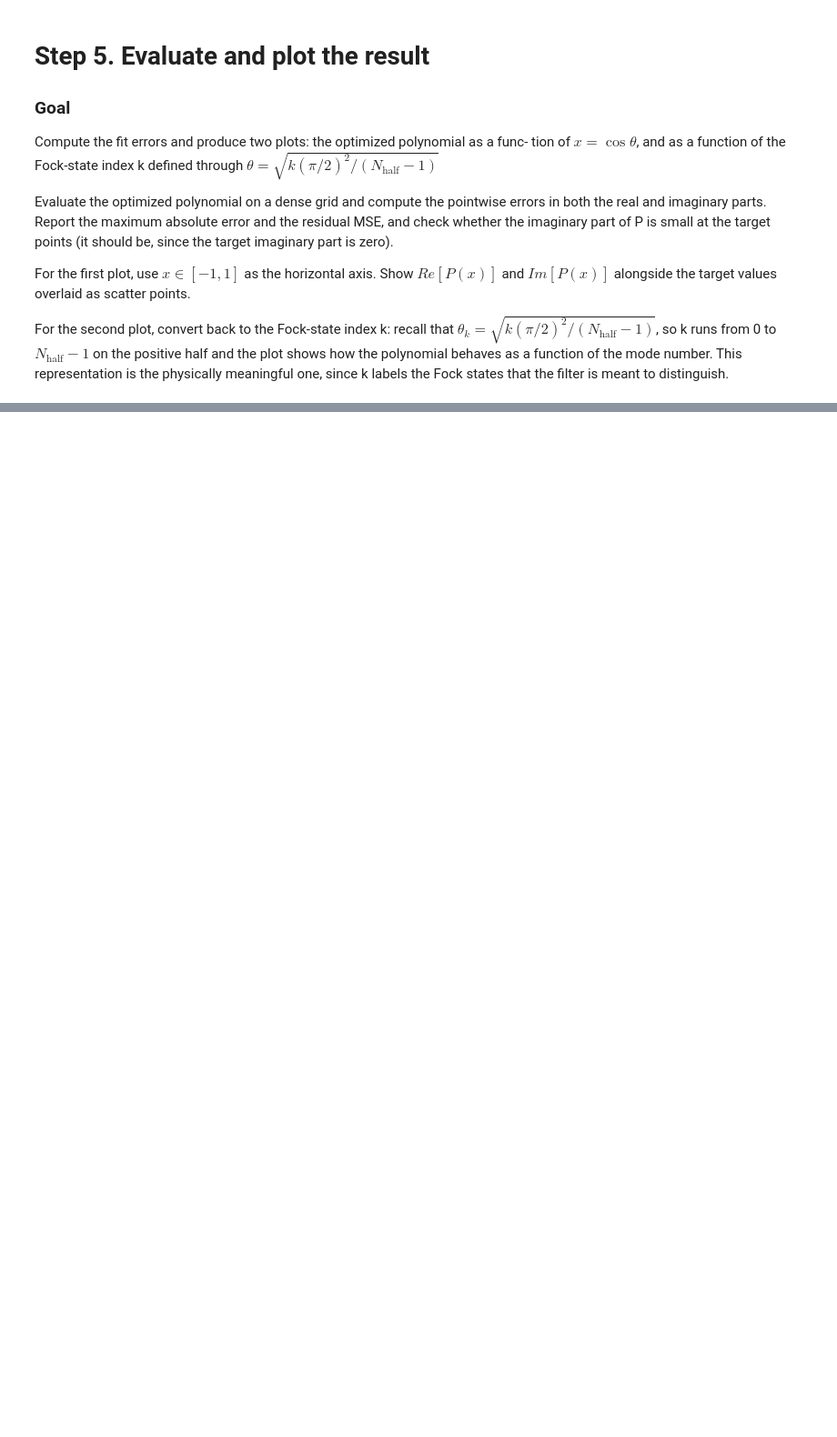
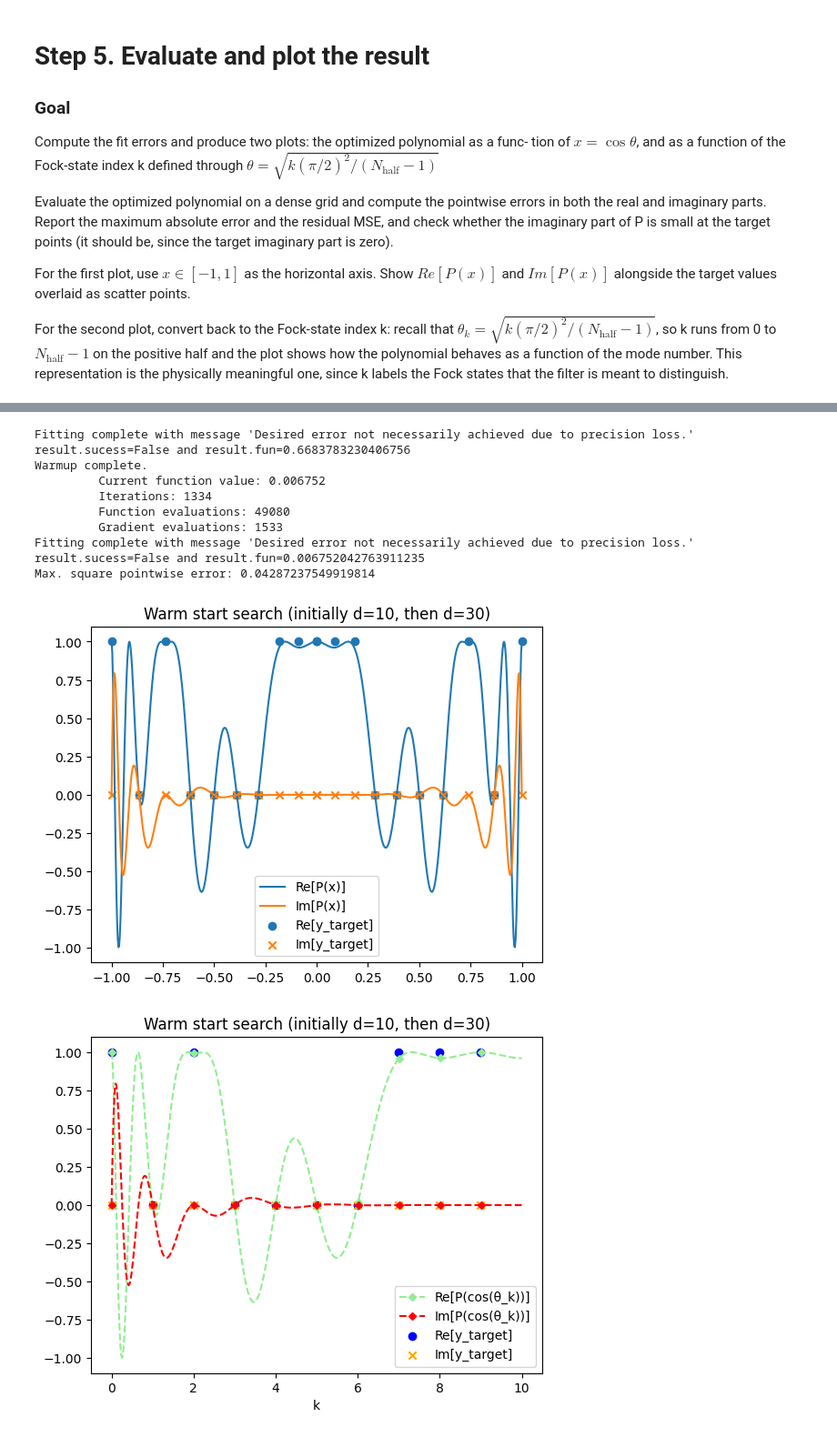
Before and after one commit to JakobTinhofer/QSP-Bt, a Jupyter notebook: ex3.ipynb, the cells around one changed output, grey strips where cells are left out. Shown at 91% size. Drawn from its saved outputs; the diff is of its cells as text; code cells hidden in the pictures; blank space fills up the shorter version.

Commit message:
added different solvers

```diff
--- a/ex3.ipynb
+++ b/ex3.ipynb
@@ -167,19 +171,37 @@ A few hundred basin-hopping steps are usually sufficient.
 phases with small random values and restart at d = 20. The low-degree solution often lies
 in a good basin for the higher-degree problem.
 # %%
-from scipy.optimize import minimize
+from scipy.optimize import minimize, basinhopping
 
-def solve(ys, degree=20, init_random_scale = 0.4, obj=objective):
-    init_phases = np.random.uniform(-init_random_scale, init_random_scale, degree+1)
-    theta_full, y_full = get_pts(ys)
+def __do_solve(ys, init_phases, obj, disp, parity):
+    theta_full, y_full = get_pts(ys, parity)
     x_samples = np.cos(theta_full)
-    result = minimize(
+    result =  minimize(
         obj,
         init_phases,
         args=(x_samples, y_full),
         method='BFGS',
-        options={'maxiter': 10000, 'gtol': 1e-8, 'disp': True}
+        options={'maxiter': 10000, 'gtol': 1e-8, 'disp': disp}
     )
+    print(f"Fitting complete with message '{result.message}' result.success={result.success} and result.fun={result.fun}")
+    return result.x
+
+def solve(ys, degree=20, init_random_scale = 0.4, obj=objective, disp=True, parity="even"):
+    init_phases = np.random.uniform(-init_random_scale, init_random_scale, degree+1)
+    return __do_solve(ys, init_phases, obj, disp, parity)
+
+def solve_warmstart(ys, warmstart_degree=10, mainsearch_degree=30, init_random_scale = 0.4, phase_padding_scale=0.15, obj=objective, parity="even"):
+    starting_phases = solve(ys, warmstart_degree, init_random_scale, obj, False, parity)
+    starting_phases = np.concatenate([starting_phases, np.random.uniform(-phase_padding_scale, phase_padding_scale, (mainsearch_degree - warmstart_degree))])
+    print("Warmup complete.")
+    assert len(starting_phases) == mainsearch_degree + 1
+    return __do_solve(ys, starting_phases, obj, True, parity)
+
+def solve_basinhop(ys, degree=20, init_random_scale = 0.4, obj=objective, parity="even"):
+    init_phases = np.random.uniform(-init_random_scale, init_random_scale, degree+1)
+    theta_full, y_full = get_pts(ys, parity)
+    x_samples = np.cos(theta_full)
+    result = basinhopping(obj, init_phases, minimizer_kwargs={"method": "BFGS", "args": (x_samples, y_full)})
     print(f"Fitting complete with message '{result.message}' result.sucess={result.success} and result.fun={result.fun}")
     return result.x
 # %% [markdown]
@@ -238,7 +260,6 @@ def pp_sq_err(ys, phis, print_all=False):
     theta_full, y_full = get_pts(ys)
     x_samples = np.cos(theta_full)
     p_at_samples = qsp_polynomial(phis, x_samples)
-    print("Per-point squared errors:")
     ppe = []
     for i in np.argsort(x_samples):
         err2 = (p_at_samples[i].real - y_full[i].real)**2 + p_at_samples[i].imag**2
@@ -248,12 +269,11 @@ def pp_sq_err(ys, phis, print_all=False):
 
     return np.sqrt(np.max(ppe))
 
-def full_eval(ys, d, title=None):
-    phis = solve(ys, degree=d)
-    print(ys)
+def full_eval(ys, d, title=None, solver=solve):
+    phis = solver(ys, degree=d)
+    print(f"Max. square pointwise error: {pp_sq_err(ys, phis)}")
     create_plt_x(plt, phis, ys, title).show()
     create_plt_k(plt, phis, ys, title).show()
-    print(f"Max. square pointwise error: {pp_sq_err(ys, phis)}")
 # %%
 import random
 random_ys = [1] + random.choices([0,1], k=9)
@@ -293,0 +308,13 @@ Max. square pointwise error: 0.7901673966703222
+# %%
+full_eval(random_ys, d=30, title="Warm start search (initially d=10, then d=30)", solver=lambda ys, degree: solve_warmstart(ys, mainsearch_degree=degree))
+# %% [output]
+Fitting complete with message 'Desired error not necessarily achieved due to precision loss.' result.sucess=False and result.fun=0.6683783230406756
+Warmup complete.
+         Current function value: 0.006752
+         Iterations: 1334
+         Function evaluations: 49080
+         Gradient evaluations: 1533
+Fitting complete with message 'Desired error not necessarily achieved due to precision loss.' result.sucess=False and result.fun=0.006752042763911235
+Max. square pointwise error: 0.04287237549919814
+[figure, added]
+[figure, added]
```
Also changed, not shown: parts of 9 cells of this notebook.
